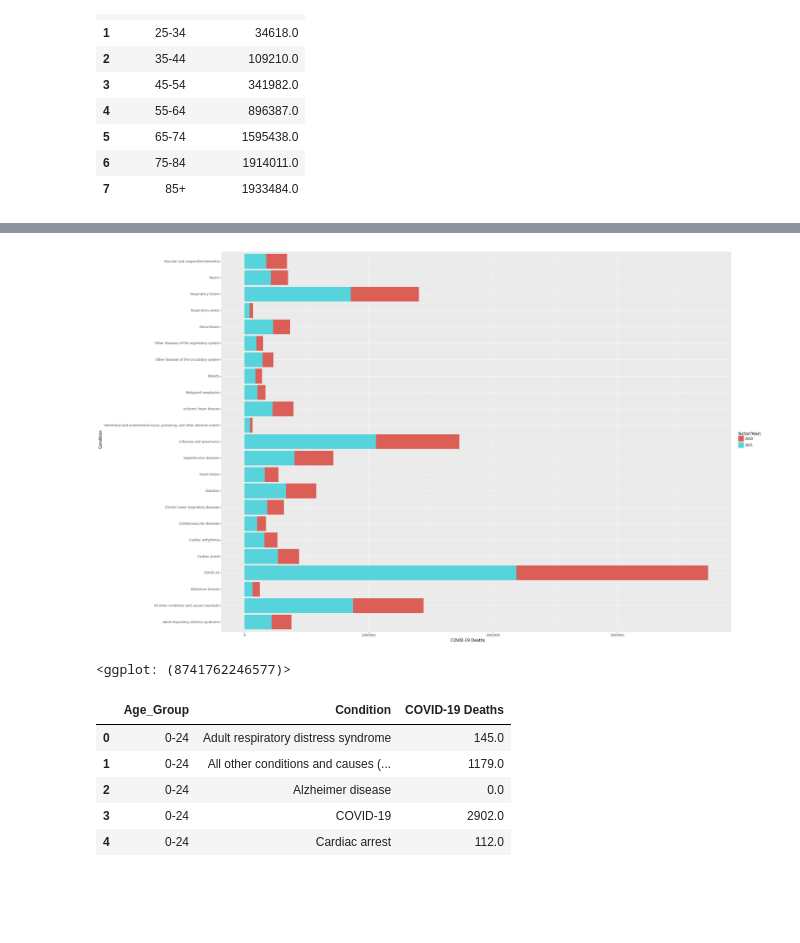
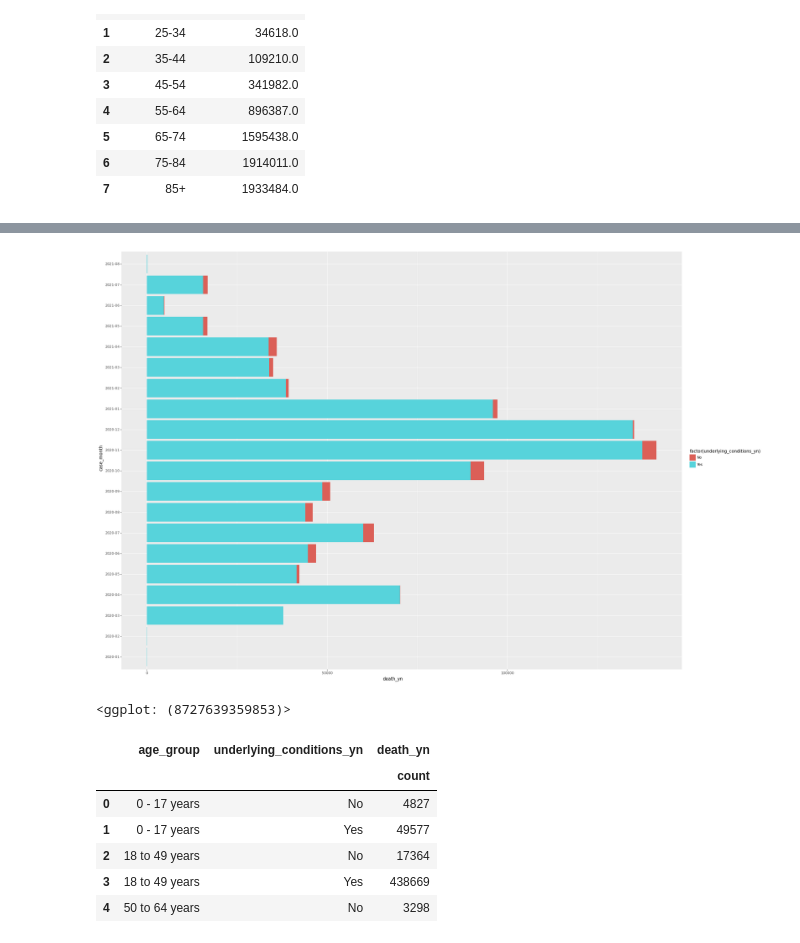
Before and after one commit to tejaswi2019/DataScienceGuidedCapstone, a Jupyter notebook: Capstone2_EDA.ipynb, the cells around one changed output, grey strips where cells are left out. Saved outputs shown, nothing was run; the diff lists cells and outputs as text; code cells hidden in the pictures; blank space fills up the shorter version.

```diff
--- a/Capstone2_EDA.ipynb
+++ b/Capstone2_EDA.ipynb
@@ -36,0 +157,5 @@ diseases_data.head()
+# %%
+existing_deaths=diseases_data.loc[(diseases_data['death_yn'].isin(['Yes','No'])) & (diseases_data['age_group'].isin(['18 to 49 years','50 to 64 years','65+ years','0 - 17 years'])) & diseases_data['sex'].isin(['Female','Male']) &
+                                  diseases_data['race'].isin(['White','Black','Asian','American Indian/Alaska Native','Native Hawaiian/Other Pacific Islander','Multiple/Other','Unknown'])
+                                  & (~diseases_data['process'].isin(['Other'])) & (~diseases_data['underlying_conditions_yn'].isnull())]
+existing_deaths.head()
@@ -36,0 +183,7 @@ diseases_data.head()
+# %%
+#df_melt = existing_deaths.melt(id_vars = ['res_state'], value_vars=['Estimate!!SEX AND AGE!!Under 5 years','Estimate!!SEX AND AGE!!5 to 9 years','Estimate!!SEX AND AGE!!10 to 14 years','Estimate!!SEX AND AGE!!15 to 19 years','Estimate!!SEX AND AGE!!20 to 24 years','Estimate!!SEX AND AGE!!25 to 34 years','Estimate!!SEX AND AGE!!35 to 44 years','Estimate!!SEX AND AGE!!45 to 54 years','Estimate!!SEX AND AGE!!55 to 59 years','Estimate!!SEX AND AGE!!60 to 64 years','Estimate!!SEX AND AGE!!65 to 74 years','Estimate!!SEX AND AGE!!75 to 84 years','Estimate!!SEX AND AGE!!85 years and over'], value_name='Cancer_Deaths')
+#age_df_melt.rename(columns = {'year' : 'year',
+                         # 'variable' : 'age_group'}, inplace = True)
+#age_df_deaths = age_df_melt.groupby(['year','age_group']).sum('Cancer_Deaths').reset_index()
+df = existing_deaths.groupby(['case_month','res_state','sex','race','process','exposure_yn','symptom_status','hosp_yn','current_status','age_group','underlying_conditions_yn','icu_yn']).agg(['count'])
+df.head(40)
@@ -117,0 +237,20 @@ See the caveats in the documentation: https://pandas.pydata.org/pandas-docs/stab
+# %%
+# Convention for import of the pyplot interface
+import matplotlib.pyplot as plt
+
+# Set-up to have matplotlib use its support for notebook inline plots
+%matplotlib inline
+plt.rc('font', size=12)
+fig, ax = plt.subplots(figsize=(20, 6))
+
+# Specify how our lines should look
+ax.plot(month_df.case_month, month_df.death_yn, color='tab:orange', label='Covid Deaths')
+
+# Same as above
+ax.set_xlabel('Monthly')
+ax.set_ylabel('Deaths')
+ax.set_title('Monthly COVID Data')
+ax.grid(True)
+ax.legend(loc='upper left');
+
+#ggplot(month_df, aes(x= 'case_month', y = 'death_yn')) + geom_line()
@@ -170,5 +339,5 @@ sns.barplot(x = "Age Group", y = "COVID-19 Deaths", ax=ax, data=age_deaths)
 # %%
 #underlying conditions for COVID deaths
-cause_deaths = state_data.groupby(['Year','Condition'])['COVID-19 Deaths'].agg('sum').reset_index()
-cause_deaths.head(20)
+cause_deaths = df.groupby(['case_month','underlying_conditions_yn']).sum('count').reset_index()
+cause_deaths.head()
 # %% [output]
@@ -192,20 +351,18 @@ cause_deaths.head(20)
 # %%
 
-ggplot(cause_deaths, aes(x='Condition',y='COVID-19 Deaths',fill='factor(Year)')) + geom_bar(stat="identity") + coord_flip()
+ggplot(cause_deaths, aes(x='case_month',y='death_yn',fill='factor(underlying_conditions_yn)')) + geom_bar(stat="identity") + coord_flip()
 # %% [output]
-[figure, old version]
+[figure, new version]
-<ggplot: (8741762246577)>
+<ggplot: (8727639359853)>
-# %%
-age_cause_deaths = state_data.groupby(['Age Group','Condition'])['COVID-19 Deaths'].agg('sum').reset_index()
-params = ["All Ages","Not stated"]
-age_cause_deaths=age_cause_deaths.rename(columns={'Age Group': 'Age_Group'})
-age_cause_deaths = age_cause_deaths[~age_cause_deaths['Age_Group'].isin(params)]
-age_cause_deaths.head()
-# %% [output]
-|  | Age_Group | Condition | COVID-19 Deaths |
-| 0 | 0-24 | Adult respiratory distress syndrome | 145.0 |
-| 1 | 0-24 | All other conditions and causes (... | 1179.0 |
-| 2 | 0-24 | Alzheimer disease | 0.0 |
-| 3 | 0-24 | COVID-19 | 2902.0 |
-| 4 | 0-24 | Cardiac arrest | 112.0 |
+# %%
+age_cause_deaths = df.groupby(['age_group','underlying_conditions_yn']).sum('count').reset_index()
+age_cause_deaths.head()
+# %% [output]
+|  | age_group | underlying_conditions_yn | death_yn |
+|  |  |  | count |
+| 0 | 0 - 17 years | No | 4827 |
+| 1 | 0 - 17 years | Yes | 49577 |
+| 2 | 18 to 49 years | No | 17364 |
+| 3 | 18 to 49 years | Yes | 438669 |
+| 4 | 50 to 64 years | No | 3298 |
 # %%
```
Also changed, not shown: parts of 43 cells of this notebook.
